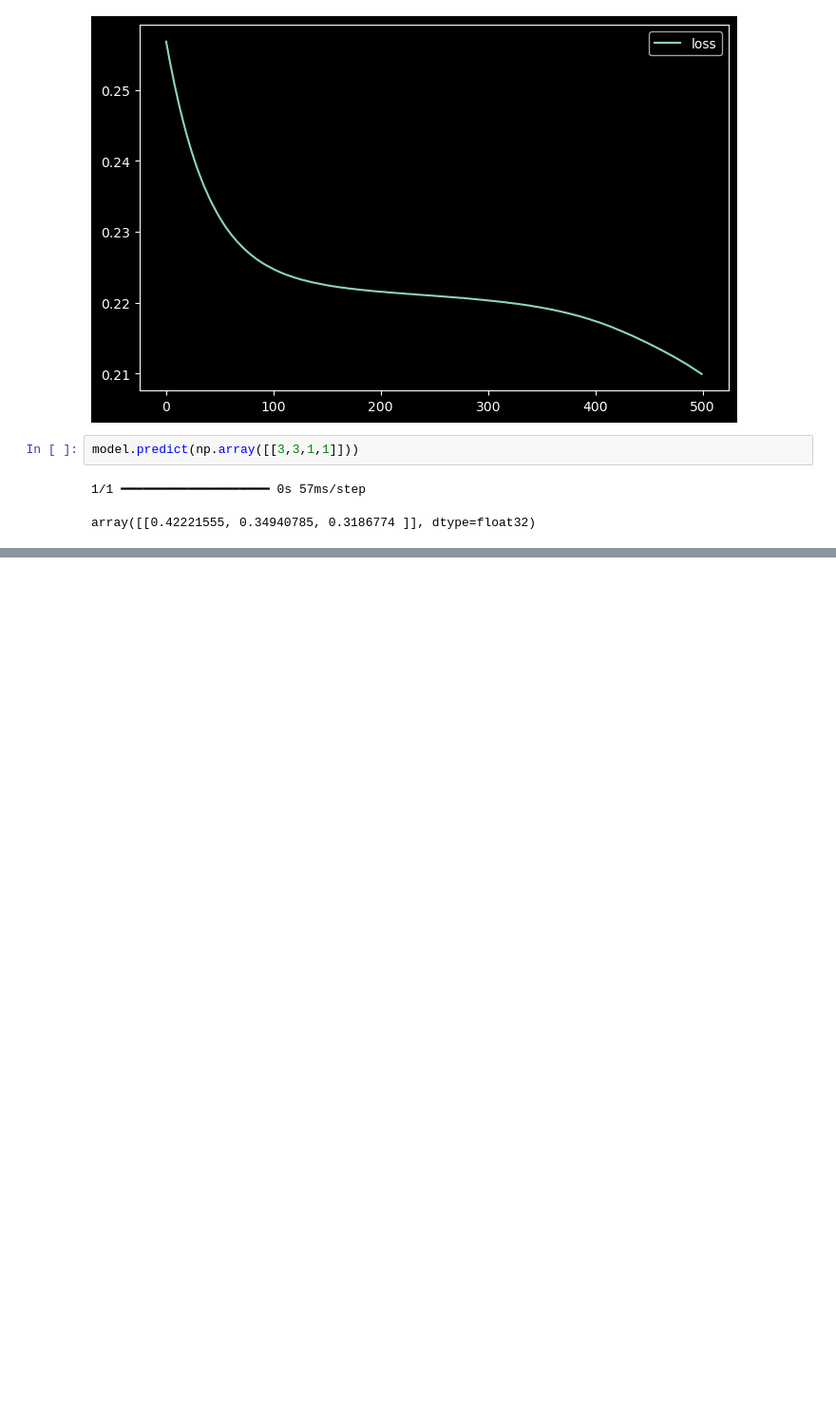
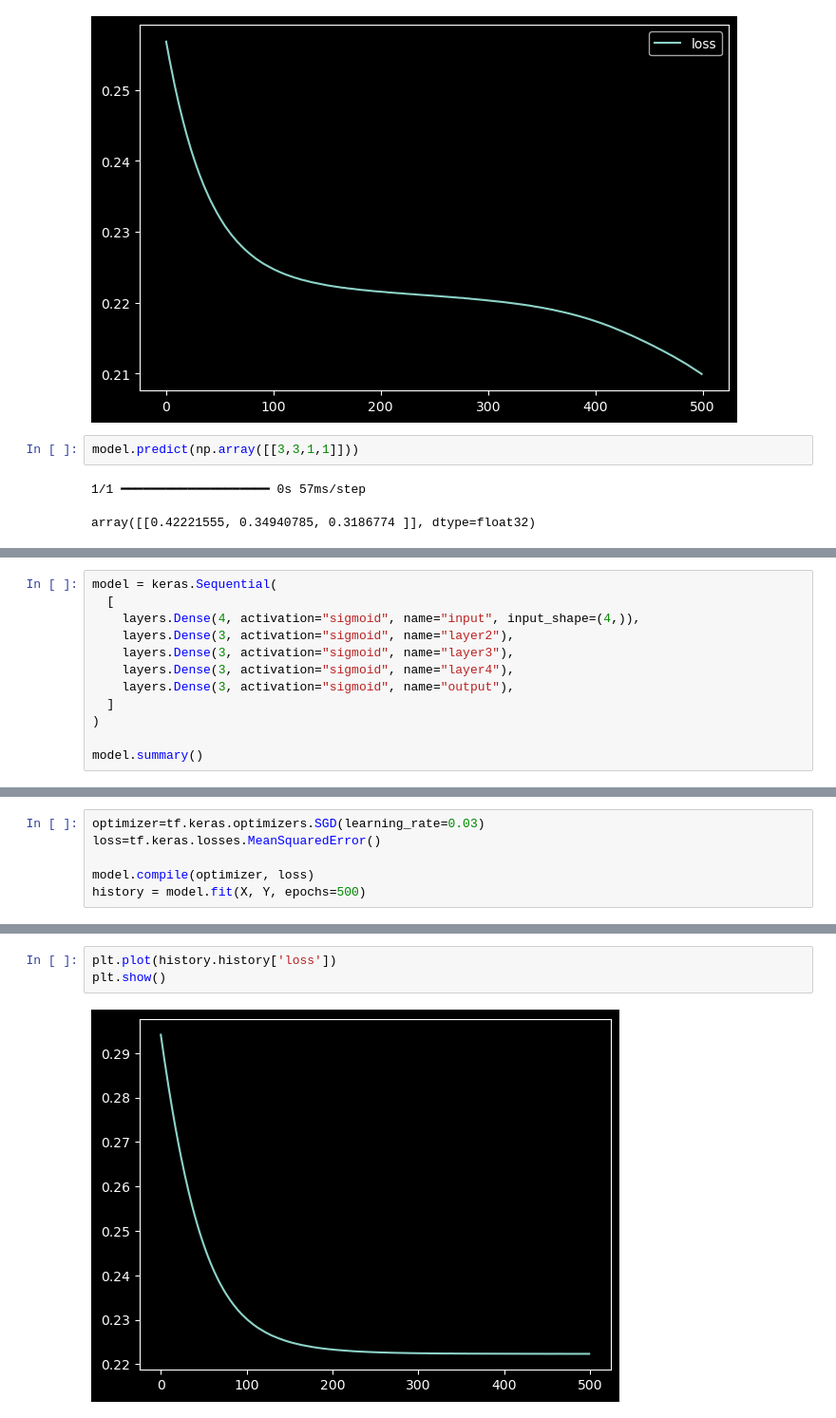
Before and after one commit to alcatere/master_ai, a Jupyter notebook: introduccion_inteligencia_artificial/perceptron_multicapa/ejercicio_01/Keras_multilayer_perceptron_iris.ipynb, the cells around one changed output, grey strips where cells are left out. Shown at 95% size. Cells and saved outputs as stored; diff of their text form; blank space fills up the shorter version.

Commit message:
Se agrego al modelo de keras las 2 capaz y se corrio y se guardaron los resultados

```diff
--- a/introduccion_inteligencia_artificial/perceptron_multicapa/ejercicio_01/Keras_multilayer_perceptron_iris.ipynb
+++ b/introduccion_inteligencia_artificial/perceptron_multicapa/ejercicio_01/Keras_multilayer_perceptron_iris.ipynb
@@ -92,0 +95,12 @@ array([[0.42221555, 0.34940785, 0.3186774 ]], dtype=float32)
+# %%
+model = keras.Sequential(
+  [
+    layers.Dense(4, activation="sigmoid", name="input", input_shape=(4,)),
+    layers.Dense(3, activation="sigmoid", name="layer2"),
+    layers.Dense(3, activation="sigmoid", name="layer3"),
+    layers.Dense(3, activation="sigmoid", name="layer4"),
+    layers.Dense(3, activation="sigmoid", name="output"),
+  ]
+)
+
+model.summary()
@@ -92,0 +130,6 @@ array([[0.42221555, 0.34940785, 0.3186774 ]], dtype=float32)
+# %%
+optimizer=tf.keras.optimizers.SGD(learning_rate=0.03)
+loss=tf.keras.losses.MeanSquaredError()
+
+model.compile(optimizer, loss)
+history = model.fit(X, Y, epochs=500)
@@ -92,0 +154,5 @@ array([[0.42221555, 0.34940785, 0.3186774 ]], dtype=float32)
+# %%
+plt.plot(history.history['loss'])
+plt.show()
+# %% [output]
+[figure, added]
```
Also changed, not shown: parts of 6 cells of this notebook, 2 other files.
